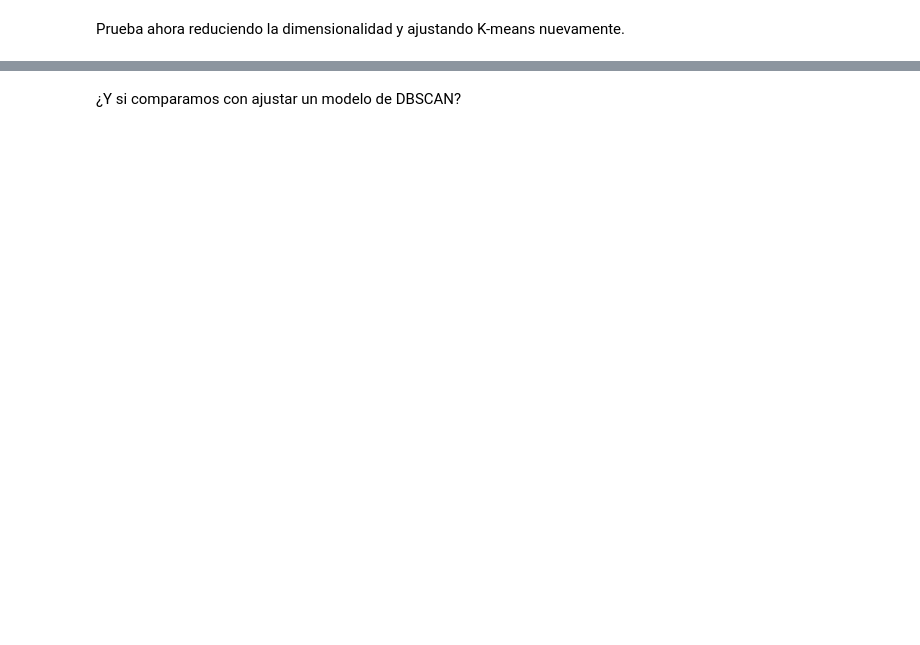
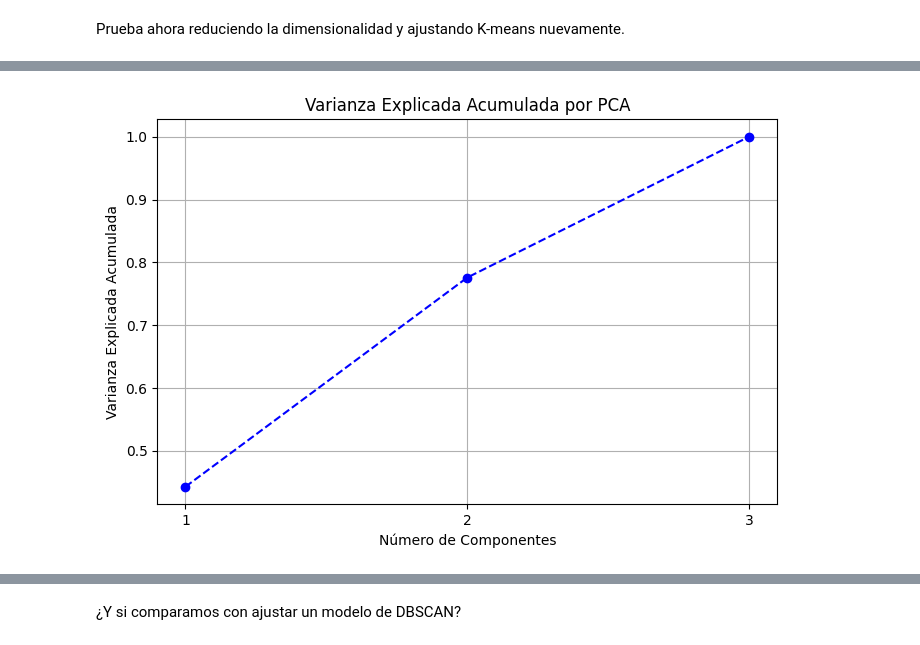
Before and after one commit to antonellafontanetto/DataScience, a Jupyter notebook: Notebook_23.ipynb, the cells around one changed output, grey strips where cells are left out. Cells and saved outputs as stored; diff of their text form; code cells hidden in the pictures; blank space fills up the shorter version.

```diff
--- a/Notebook_23.ipynb
+++ b/Notebook_23.ipynb
@@ -215,0 +302,13 @@ df_merged = pd.merge(df, pca_df, right_index=True, left_index=True)
+# %%
+import matplotlib.pyplot as plt
+
+plt.figure(figsize=(8, 5))
+plt.plot(range(1, len(explained_variance) + 1), cumulative_variance, marker='o', linestyle='--', color='b')
+plt.title('Varianza Explicada Acumulada por PCA')
+plt.xlabel('Número de Componentes')
+plt.ylabel('Varianza Explicada Acumulada')
+plt.grid(True)
+plt.xticks(range(1, len(explained_variance) + 1))
+plt.show()
+# %% [output]
+[figure, added]
```
Also changed, not shown: parts of 18 cells of this notebook.
